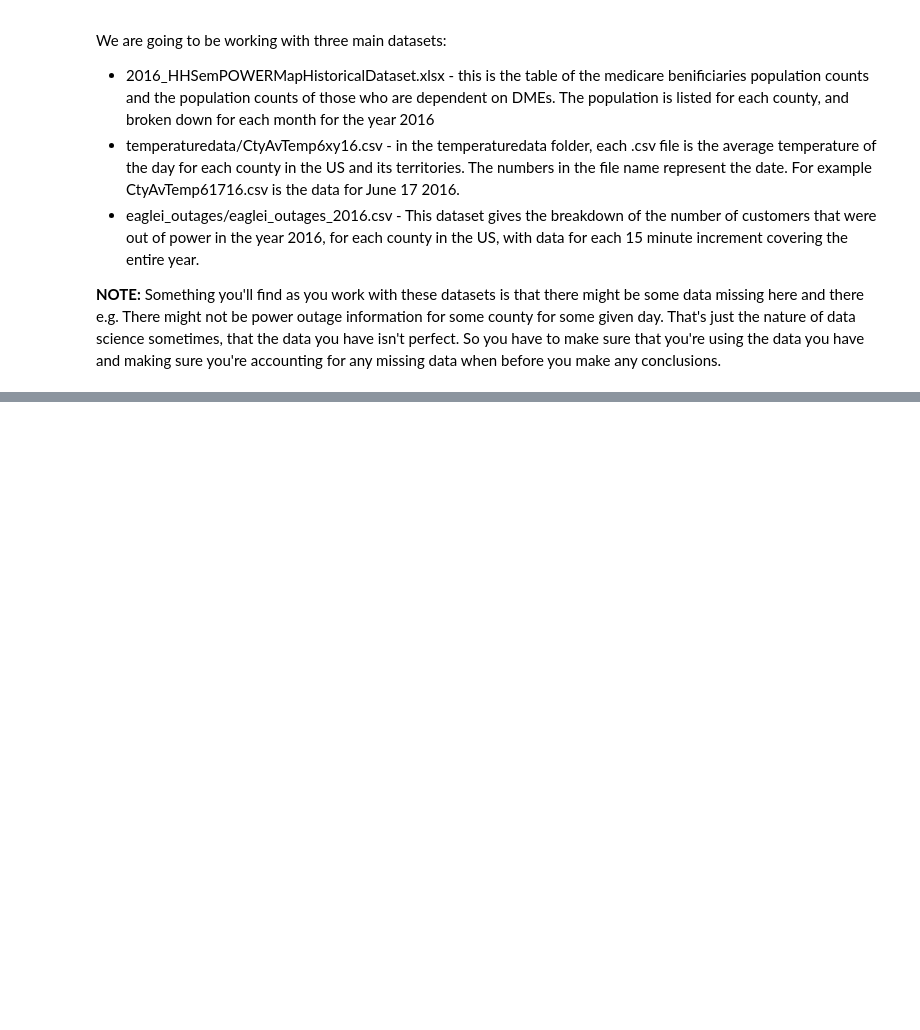
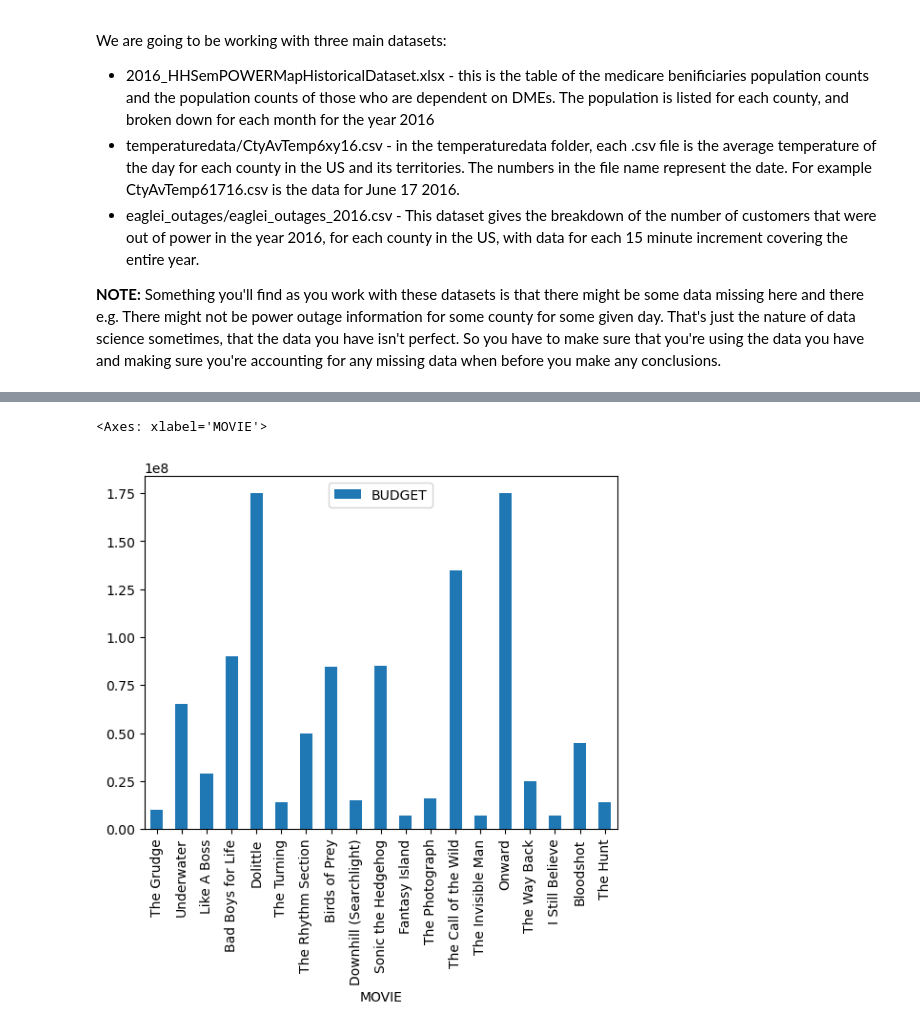
Before and after one commit to secondspass/power_outages_medically_vulnerable_populations, a Jupyter notebook: main.ipynb, the cells around one changed output, grey strips where cells are left out. Cells and saved outputs as stored; diff of their text form; code cells hidden in the pictures; blank space fills up the shorter version.

Commit message:
wrote up first pandas section for manipulating, filtering, plotting the data

```diff
--- a/main.ipynb
+++ b/main.ipynb
@@ -80,0 +113,11 @@ Now that your familiar with navigating the data with google docs and making char
+# %%
+# import the pandas package under the alias pd
+import pandas as pd
+
+# create a variable to hold the excel file name (optional - can also put the filename directly into the read_excel() function)
+excel_file = 'data/2020-movie-data.xlsx' # make sure this file is downloaded and placed in the data folder
+# create a variable to hold the pandas DataFrame object
+movie_df = pd.read_excel(excel_file)
+
+# prints the DataFrame to the screen
+movie_df
@@ -80,0 +210,5 @@ Now that your familiar with navigating the data with google docs and making char
+# %%
+movie_df.plot(x='MOVIE', y='BUDGET', kind="bar")
+# %% [output]
+<Axes: xlabel='MOVIE'>
+[figure, added]
```
Also changed, not shown: parts of 20 cells of this notebook.
